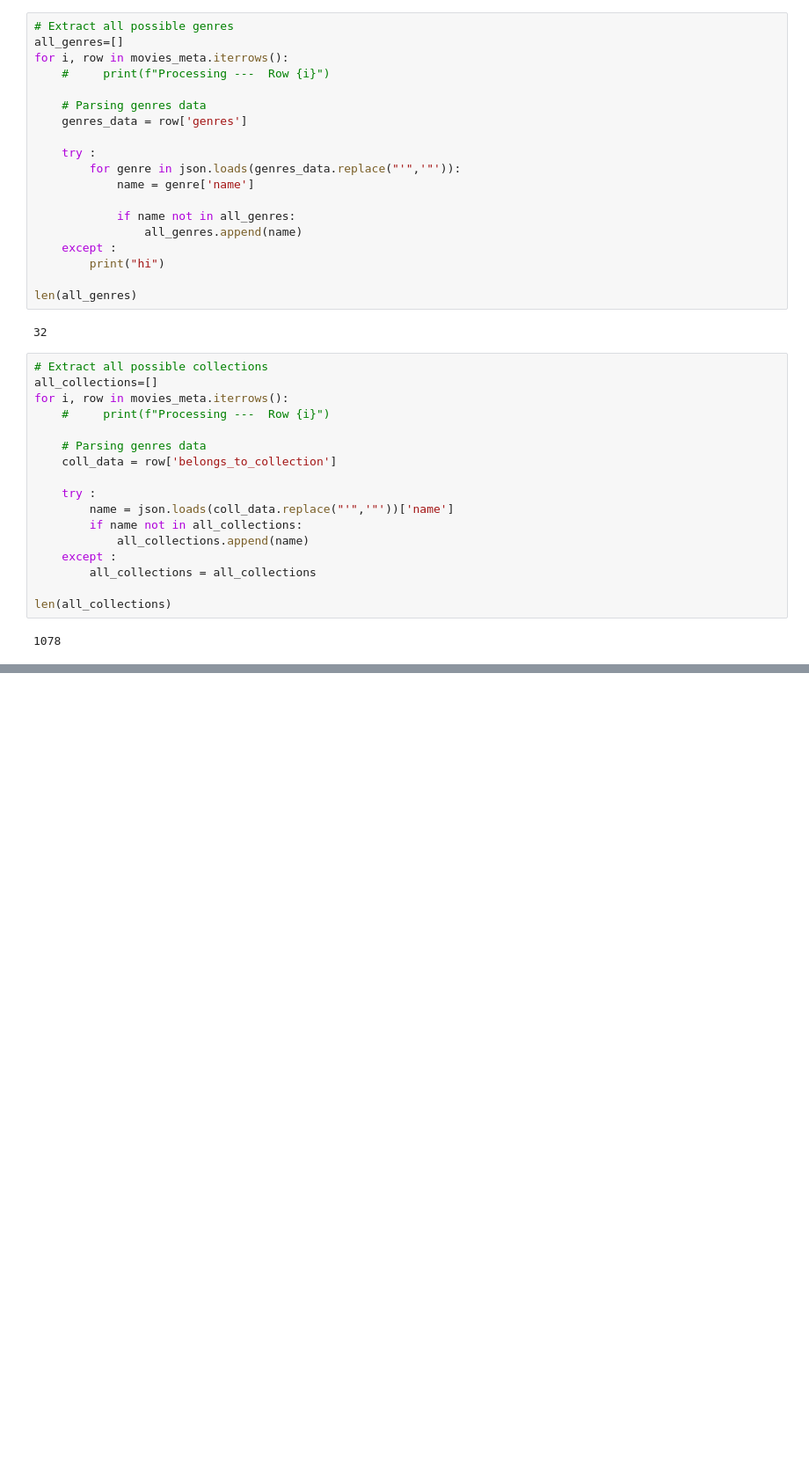
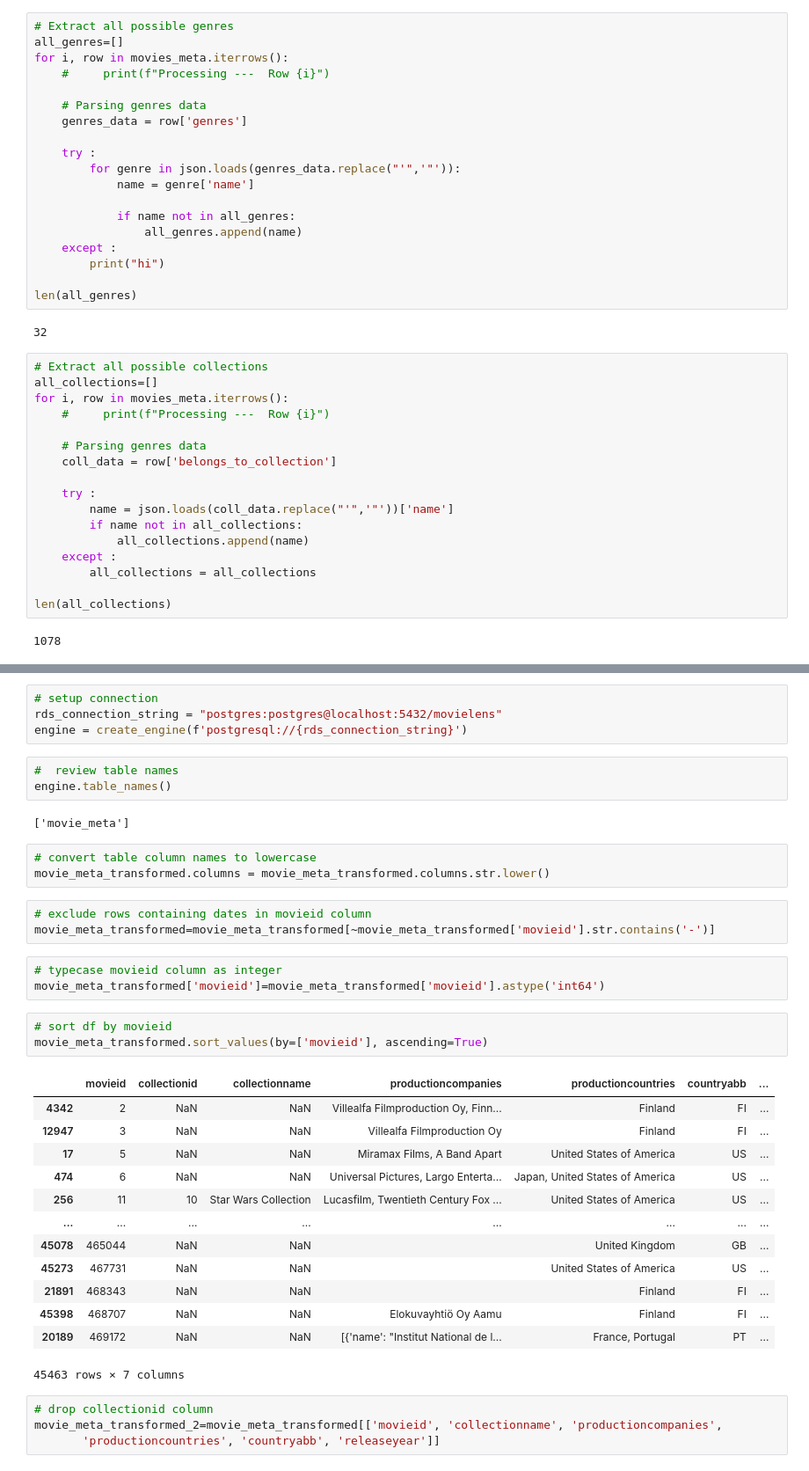
Before and after one commit to dany-roman/project_2, a Jupyter notebook: movielens_database_IM.ipynb, the cells around one changed output, grey strips where cells are left out. Shown at 88% size. Cells and saved outputs as stored; diff of their text form; blank space fills up the shorter version.

```diff
--- a/movielens_database_IM.ipynb
+++ b/movielens_database_IM.ipynb
@@ -271,0 +277,39 @@ len(all_collections)
+# %%
+# setup connection
+rds_connection_string = "postgres:postgres@localhost:5432/movielens"
+engine = create_engine(f'postgresql://{rds_connection_string}')
+# %%
+#  review table names
+engine.table_names()
+# %% [output]
+['movie_meta']
+# %%
+# convert table column names to lowercase
+movie_meta_transformed.columns = movie_meta_transformed.columns.str.lower()
+# %%
+# exclude rows containing dates in movieid column
+movie_meta_transformed=movie_meta_transformed[~movie_meta_transformed['movieid'].str.contains('-')]
+# %%
+# typecase movieid column as integer
+movie_meta_transformed['movieid']=movie_meta_transformed['movieid'].astype('int64')
+# %%
+# sort df by movieid
+movie_meta_transformed.sort_values(by=['movieid'], ascending=True)
+# %% [output]
+|  | movieid | collectionid | collectionname | productioncompanies | productioncountries | countryabb | ... |
+| 4342 | 2 | NaN | NaN | Villealfa Filmproduction Oy, Finn... | Finland | FI | ... |
+| 12947 | 3 | NaN | NaN | Villealfa Filmproduction Oy | Finland | FI | ... |
+| 17 | 5 | NaN | NaN | Miramax Films, A Band Apart | United States of America | US | ... |
+| 474 | 6 | NaN | NaN | Universal Pictures, Largo Enterta... | Japan, United States of America | US | ... |
+| 256 | 11 | 10 | Star Wars Collection | Lucasfilm, Twentieth Century Fox ... | United States of America | US | ... |
+| ... | ... | ... | ... | ... | ... | ... | ... |
+| 45078 | 465044 | NaN | NaN |  | United Kingdom | GB | ... |
+| 45273 | 467731 | NaN | NaN |  | United States of America | US | ... |
+| 21891 | 468343 | NaN | NaN |  | Finland | FI | ... |
+| 45398 | 468707 | NaN | NaN | Elokuvayhtiö Oy Aamu | Finland | FI | ... |
+| 20189 | 469172 | NaN | NaN | [{'name': "Institut National de l... | France, Portugal | PT | ... |
+45463 rows × 7 columns
+# %%
+# drop collectionid column
+movie_meta_transformed_2=movie_meta_transformed[['movieid', 'collectionname', 'productioncompanies',
+       'productioncountries', 'countryabb', 'releaseyear']]
```
Also changed, not shown: parts of 7 cells of this notebook, 1 other file.
